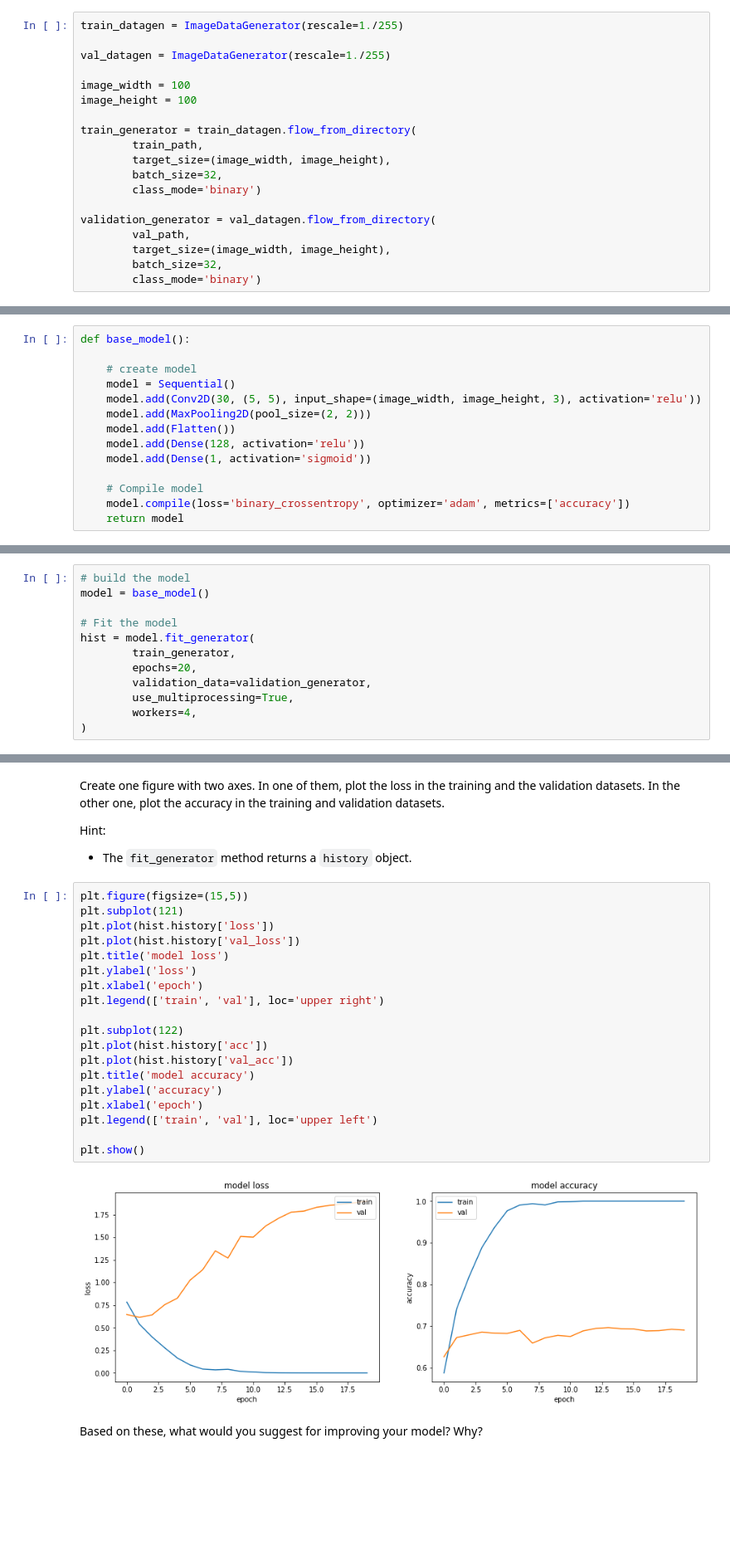
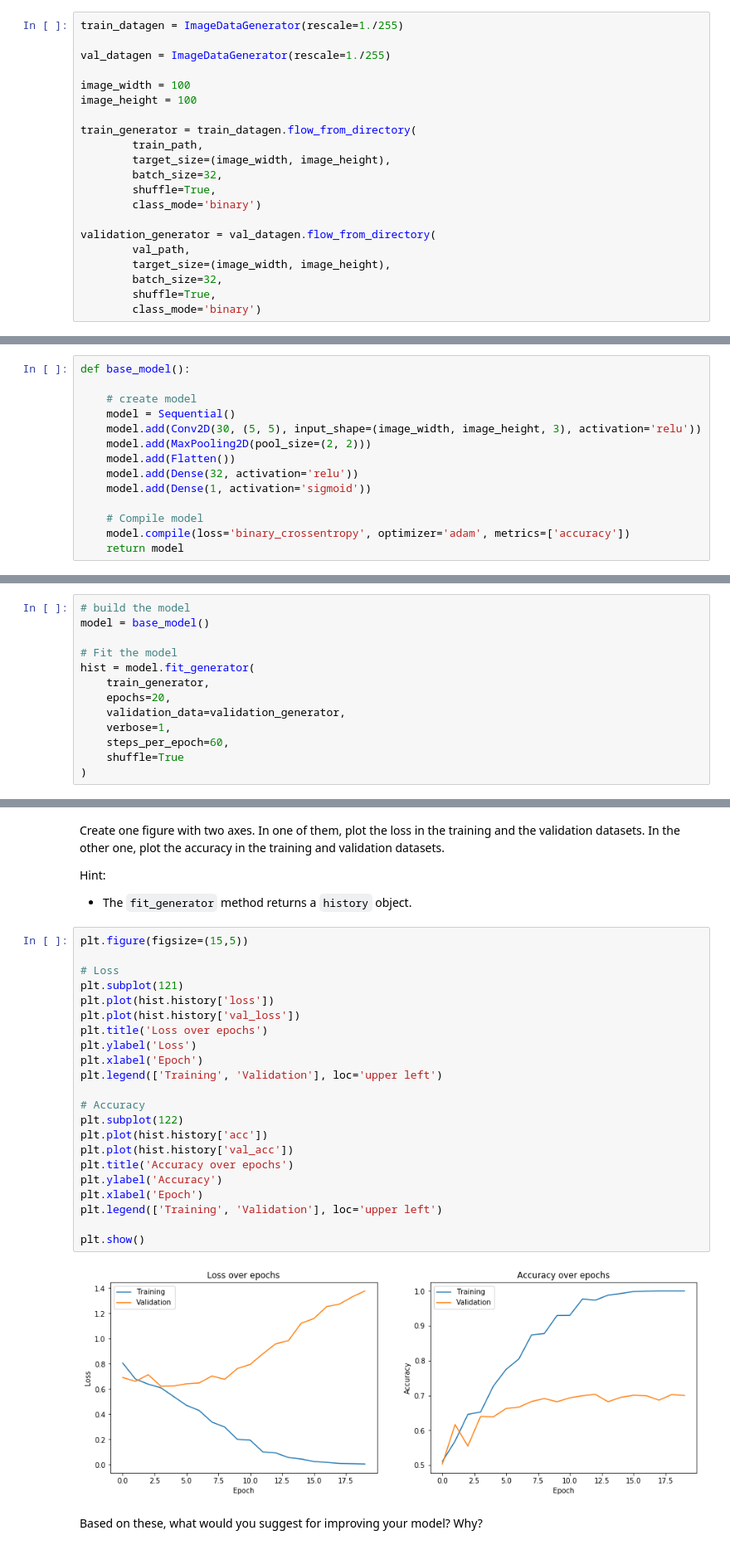
Before and after one commit to jcberntsson/ssy340-ha1, a Jupyter notebook: HA1.ipynb, the cells around one changed output, grey strips where cells are left out. Shown at 83% size. Drawn from its saved outputs; the diff is of its cells as text; blank space fills up the shorter version.

```diff
--- a/HA1.ipynb
+++ b/HA1.ipynb
@@ -145,12 +151,14 @@ train_generator = train_datagen.flow_from_directory(
         train_path,
         target_size=(image_width, image_height),
         batch_size=32,
+        shuffle=True,
         class_mode='binary')
 
 validation_generator = val_datagen.flow_from_directory(
         val_path,
         target_size=(image_width, image_height),
         batch_size=32,
+        shuffle=True,
         class_mode='binary')
 # %% [output]
 Found 3500 images belonging to 2 classes.
@@ -171,7 +179,7 @@ def base_model():
     model.add(Conv2D(30, (5, 5), input_shape=(image_width, image_height, 3), activation='relu'))
     model.add(MaxPooling2D(pool_size=(2, 2)))
     model.add(Flatten())
-    model.add(Dense(128, activation='relu'))
+    model.add(Dense(32, activation='relu'))
     model.add(Dense(1, activation='sigmoid'))
 
     # Compile model
@@ -189,11 +197,12 @@ model = base_model()
 
 # Fit the model
 hist = model.fit_generator(
-        train_generator,
-        epochs=20,
-        validation_data=validation_generator,
-        use_multiprocessing=True,
-        workers=4,
+    train_generator,
+    epochs=20,
+    validation_data=validation_generator,
+    verbose=1,
+    steps_per_epoch=60,
+    shuffle=True
 )
 # %% [output]
 Epoch 1/20
@@ -220,25 +229,28 @@ Hint:
 - The `fit_generator` method returns a `history` object.
 # %%
 plt.figure(figsize=(15,5))
+
+# Loss
 plt.subplot(121)
 plt.plot(hist.history['loss'])
 plt.plot(hist.history['val_loss'])
-plt.title('model loss')
-plt.ylabel('loss')
-plt.xlabel('epoch')
-plt.legend(['train', 'val'], loc='upper right')
+plt.title('Loss over epochs')
+plt.ylabel('Loss')
+plt.xlabel('Epoch')
+plt.legend(['Training', 'Validation'], loc='upper left')
 
+# Accuracy
 plt.subplot(122)
 plt.plot(hist.history['acc'])
 plt.plot(hist.history['val_acc'])
-plt.title('model accuracy')
-plt.ylabel('accuracy')
-plt.xlabel('epoch')
-plt.legend(['train', 'val'], loc='upper left')
+plt.title('Accuracy over epochs')
+plt.ylabel('Accuracy')
+plt.xlabel('Epoch')
+plt.legend(['Training', 'Validation'], loc='upper left')
 
 plt.show()
 # %% [output]
-[figure, old version]
+[figure, new version]
 # %% [markdown]
 Based on these, what would you suggest for improving your model? Why?
 # %% [markdown]
```
Also changed, not shown: parts of 17 cells of this notebook.
